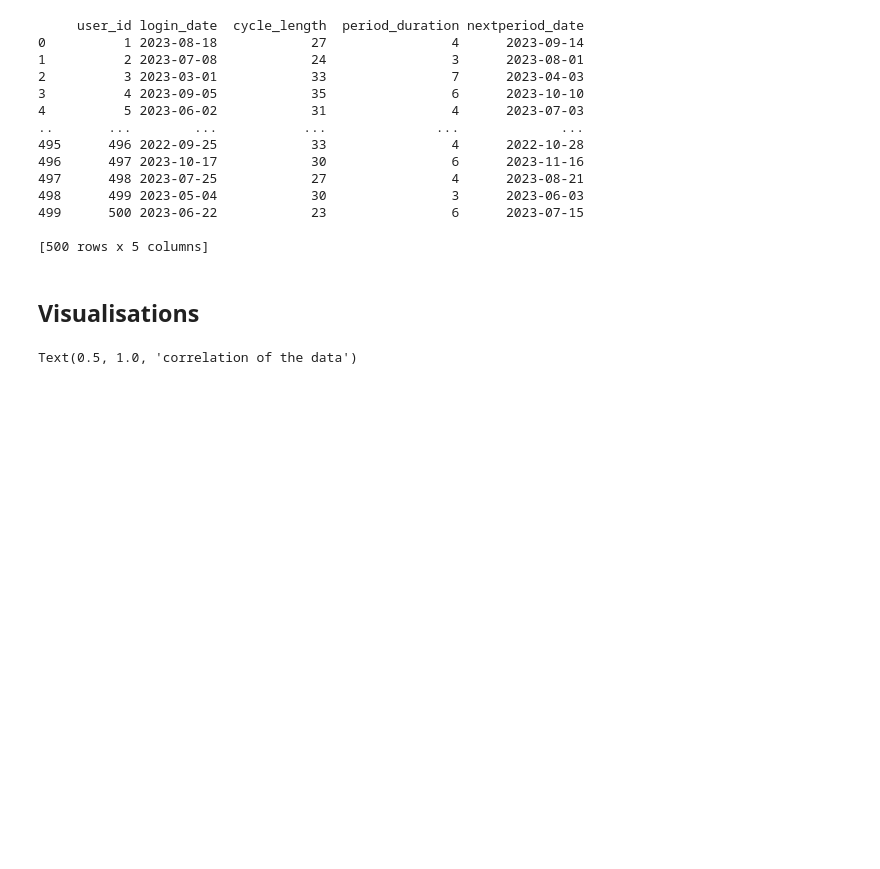
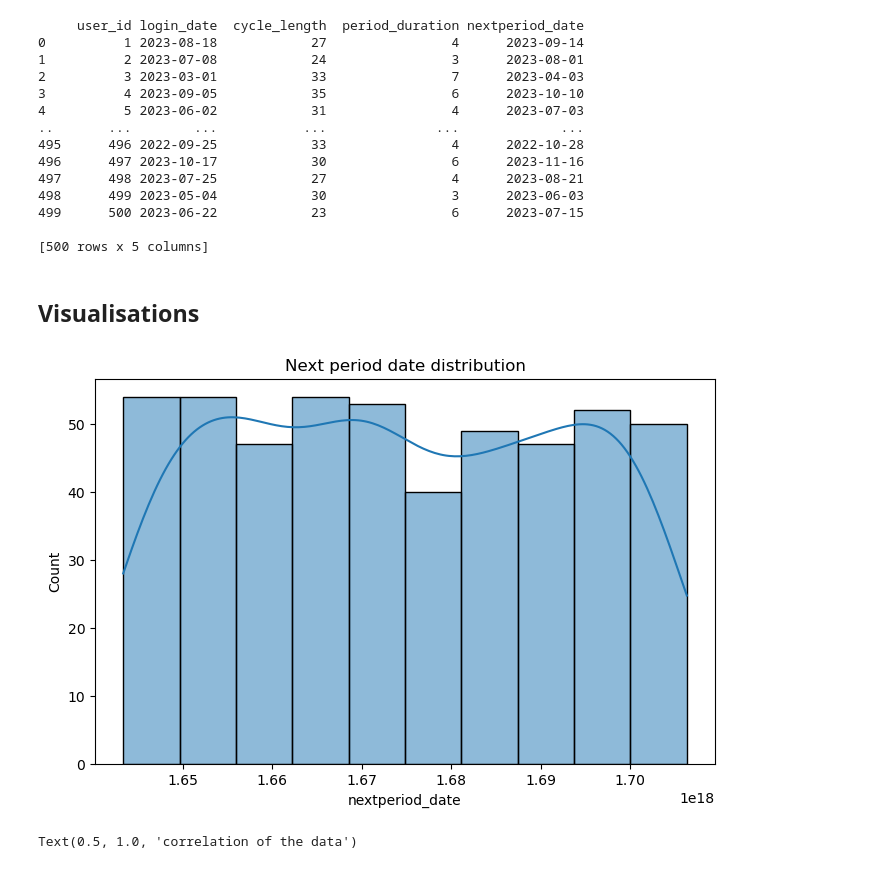
Before and after one commit to AkotoChristine/linear_regression_model, a Jupyter notebook: summative/linear_regression/multivariate.ipynb, the cells around one changed output. Drawn from its saved outputs; the diff is of its cells as text; code cells hidden in the pictures; blank space fills up the shorter version.

```diff
--- a/summative/linear_regression/multivariate.ipynb
+++ b/summative/linear_regression/multivariate.ipynb
@@ -179,6 +179,15 @@ print(data)
 [500 rows x 5 columns]
 # %% [markdown]
 ## Visualisations
+# %%
+
+# Plot target distribution
+plt.figure(figsize=(8, 5))
+sns.histplot(data['nextperiod_date'].astype("int64"), kde=True)
+plt.title('Next period date distribution')
+plt.show()
+# %% [output]
+[figure, added]
 # %%
 sns.heatmap(corrh, annot =True)
 plt.title('correlation of the data' )
```
Also changed, not shown: parts of 6 cells of this notebook.
